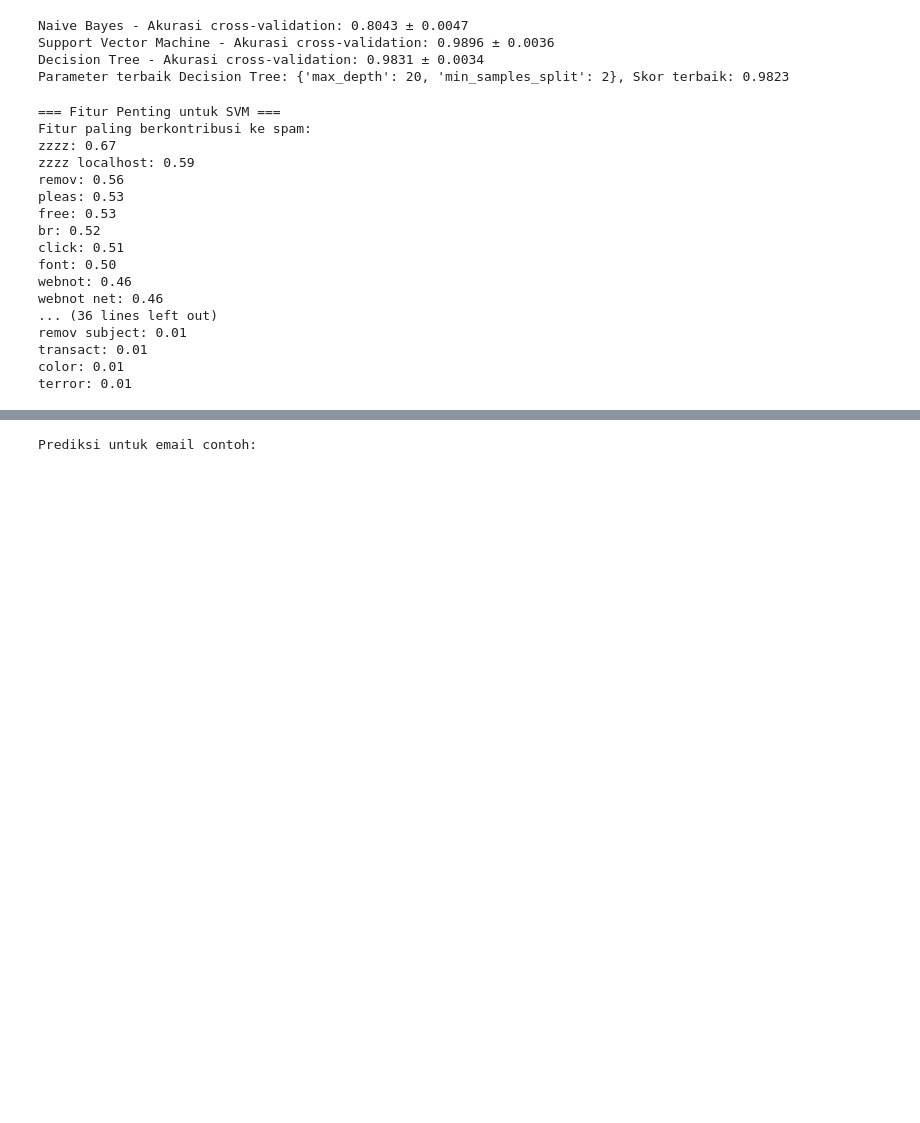
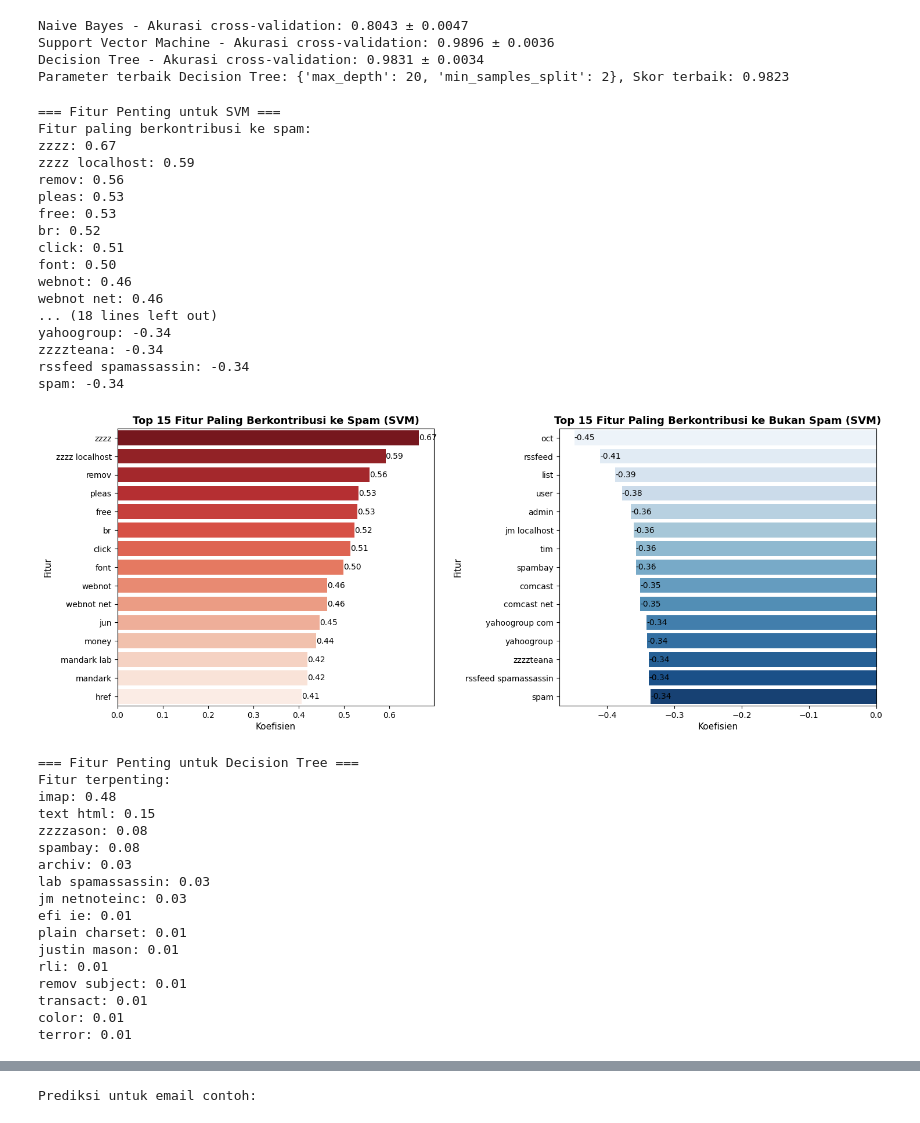
Before and after one commit to Llunatics/Email-Filtering---AI-Lanjut, a Jupyter notebook: emailFilter.ipynb, the cells around one changed output, grey strips where cells are left out. Drawn from its saved outputs; the diff is of its cells as text; code cells hidden in the pictures; blank space fills up the shorter version.

Commit message:
add visualisasi

```diff
--- a/emailFilter.ipynb
+++ b/emailFilter.ipynb
@@ -281,7 +281,8 @@ Parameter terbaik Decision Tree: {'max_depth': 20, 'min_samples_split': 2}, Skor
 # %%
 # 9. Analisis Fitur Penting
 
-def tampilkanFiturPenting(vektorizer, model, n=15):
+def tampilkanFiturPenting(vektorizer, model, n=15, visualisasi=True, judul_model=None):
+    import seaborn as sns
     if hasattr(model, "coef_"):
         namaFitur = list(vektorizer.get_feature_names_out()) + daftarFiturNumerik
         koef = model.coef_[0]
@@ -289,37 +290,88 @@ def tampilkanFiturPenting(vektorizer, model, n=15):
         topNeg = np.argsort(koef)[:n]
         print("Fitur paling berkontribusi ke spam:")
         for i in reversed(topPos):
             print(f"{namaFitur[i]}: {koef[i]:.2f}")
         print("\nFitur paling berkontribusi ke bukan spam:")
         for i in topNeg:
             print(f"{namaFitur[i]}: {koef[i]:.2f}")
+        if visualisasi:
+            # Visualisasi fitur penting (positif dan negatif) dengan seaborn
+            fig, axes = plt.subplots(1, 2, figsize=(15, 6))
+            fitur_pos = [namaFitur[i] for i in reversed(topPos)]
+            nilai_pos = [koef[i] for i in reversed(topPos)]
+            sns.barplot(x=nilai_pos, y=fitur_pos, ax=axes[0], palette='Reds_r')
+            axes[0].set_title(f"Top {n} Fitur Paling Berkontribusi ke Spam ({judul_model})", fontsize=13, weight='bold')
+            axes[0].set_xlabel('Koefisien', fontsize=11)
+            axes[0].set_ylabel('Fitur', fontsize=11)
+            for i, v in enumerate(nilai_pos):
+                axes[0].text(v, i, f"{v:.2f}", color='black', va='center', fontsize=10)
+            fitur_neg = [namaFitur[i] for i in topNeg]
+            nilai_neg = [koef[i] for i in topNeg]
+            sns.barplot(x=nilai_neg, y=fitur_neg, ax=axes[1], palette='Blues')
+            axes[1].set_title(f"Top {n} Fitur Paling Berkontribusi ke Bukan Spam ({judul_model})", fontsize=13, weight='bold')
+            axes[1].set_xlabel('Koefisien', fontsize=11)
+            axes[1].set_ylabel('Fitur', fontsize=11)
+            for i, v in enumerate(nilai_neg):
+                axes[1].text(v, i, f"{v:.2f}", color='black', va='center', fontsize=10)
+            plt.tight_layout(pad=2)
+            plt.show()
     elif hasattr(model, "feature_importances_"):
         namaFitur = list(vektorizer.get_feature_names_out()) + daftarFiturNumerik
         importansi = model.feature_importances_
         indeks = np.argsort(importansi)[-n:]
         print("Fitur terpenting:")
         for i in reversed(indeks):
             print(f"{namaFitur[i]}: {importansi[i]:.2f}")
+        if visualisasi:
+            fitur_top = [namaFitur[i] for i in reversed(indeks)]
+            nilai_top = [importansi[i] for i in reversed(indeks)]
+            plt.figure(figsize=(9, 6))
+            sns.barplot(x=nilai_top, y=fitur_top, palette='Greens')
+            plt.title(f"Top {n} Fitur Terpenting ({judul_model})", fontsize=13, weight='bold')
+            plt.xlabel('Feature Importance', fontsize=11)
+            plt.ylabel('Fitur', fontsize=11)
+            for i, v in enumerate(nilai_top):
+                plt.text(v, i, f"{v:.2f}", color='black', va='center', fontsize=10)
+            plt.tight_layout(pad=2)
+            plt.show()
 
 print("\n=== Fitur Penting untuk SVM ===")
-tampilkanFiturPenting(vektorizer, modelKlasifikasi["Support Vector Machine"], n=15)
+tampilkanFiturPenting(vektorizer, modelKlasifikasi["Support Vector Machine"], n=15, visualisasi=True, judul_model="SVM")
 print("\n=== Fitur Penting untuk Decision Tree ===")
-tampilkanFiturPenting(vektorizer, modelKlasifikasi["Decision Tree"], n=15)
+tampilkanFiturPenting(vektorizer, modelKlasifikasi["Decision Tree"], n=15, visualisasi=True, judul_model="Decision Tree")
 # %% [output]
 === Fitur Penting untuk SVM ===
 Fitur paling berkontribusi ke spam:
 zzzz: 0.67
 zzzz localhost: 0.59
 remov: 0.56
 pleas: 0.53
 free: 0.53
 br: 0.52
 click: 0.51
 font: 0.50
 webnot: 0.46
 webnot net: 0.46
-... (36 lines left out)
-remov subject: 0.01
-transact: 0.01
-color: 0.01
-terror: 0.01
+... (18 lines left out)
+yahoogroup: -0.34
+zzzzteana: -0.34
+rssfeed spamassassin: -0.34
+spam: -0.34
+[figure, added]
+=== Fitur Penting untuk Decision Tree ===
+Fitur terpenting:
+imap: 0.48
+text html: 0.15
+zzzzason: 0.08
+spambay: 0.08
+archiv: 0.03
+lab spamassassin: 0.03
+jm netnoteinc: 0.03
+efi ie: 0.01
+plain charset: 0.01
+justin mason: 0.01
+rli: 0.01
+remov subject: 0.01
+transact: 0.01
+color: 0.01
+terror: 0.01
```
Also changed, not shown: parts of 1 cell of this notebook, 11 other files.
